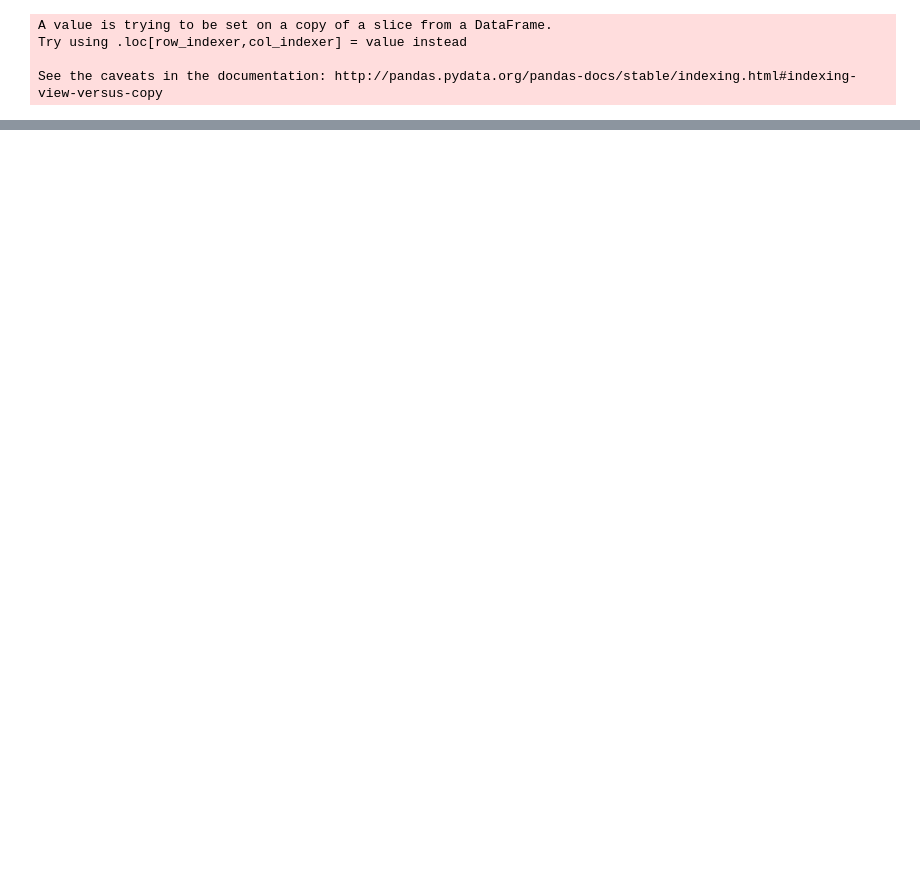
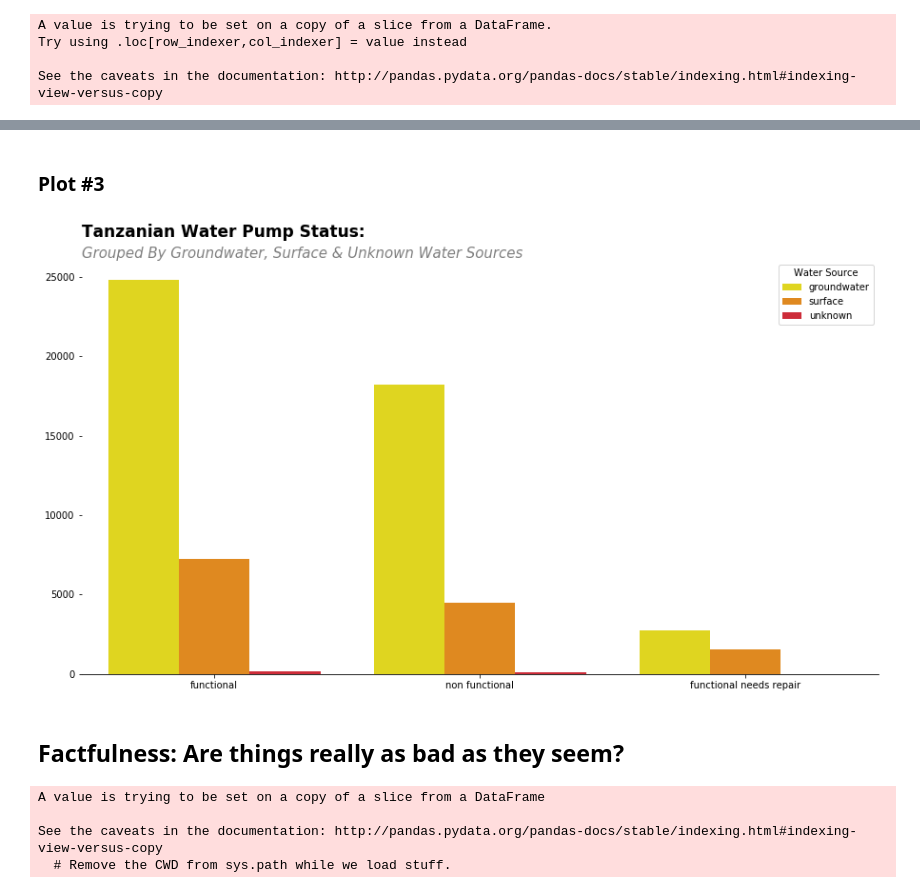
Before and after one commit to tbradshaw91/Predictive-Modeling-Sprint_Challenge, a Jupyter notebook: Predictive_Modeling_Sprint.ipynb, the cells around one changed output, grey strips where cells are left out. Saved outputs shown, nothing was run; the diff lists cells and outputs as text; code cells hidden in the pictures; blank space fills up the shorter version.

```diff
--- a/Predictive_Modeling_Sprint.ipynb
+++ b/Predictive_Modeling_Sprint.ipynb
@@ -203,0 +669,40 @@ submission.reset_index(inplace = True)
+# %% [markdown]
+### **Plot #3**
+# %%
+# Using the five thirty eight style
+# Little details
+plt.style.context('fivethirtyeight')
+colors = ['#fff100', '#ff8c00', '#e81123', '#ec008c', '#68217a','#00188f', '#00bcf2', '#00b294', '#009e49', '#bad80a']
+sns.set_palette(colors, 10)
+plt.figure(figsize=(15,8))
+
+# Setting plot and details
+ax = sns.countplot(x = "status_group", hue="source_class", data=df)
+ax.text(s="Tanzanian Water Pump Status:", y=27500, x=-0.5, fontsize=17, fontweight='semibold');
+ax.text(s="Grouped By Groundwater, Surface & Unknown Water Sources", y=26200, x=-0.5, fontsize=15, fontstyle='italic', color='gray')
+l = ax.legend()
+l.set_title('Water Source')
+sns.despine(ax=ax, left=True)
+ax.set_ylabel("");
+ax.set_xlabel("");
+# %% [output]
+[figure, added]
+# %% [markdown]
+## Factfulness: Are things really as bad as they seem?
+# %%
+# Classifying Construction Years
+new_construction_years = df[df.construction_year > 0]
+yr_list = new_construction_years.construction_year.unique().tolist()
+yr_list = sorted(yr_list, reverse=True)
+new_construction_years = new_construction_years.construction_year.value_counts(normalize=True).tolist()
+new_construction_years
+
+# Making selection
+selection = choice(yr_list, 20709, p=new_construction_years)
+df = df.sort_values('construction_year')
+df.construction_year[0:20709] = selection
+# %% [output]
+A value is trying to be set on a copy of a slice from a DataFrame
+
+See the caveats in the documentation: http://pandas.pydata.org/pandas-docs/stable/indexing.html#indexing-view-versus-copy
+  # Remove the CWD from sys.path while we load stuff.
```
Also changed, not shown: parts of 113 cells of this notebook.
